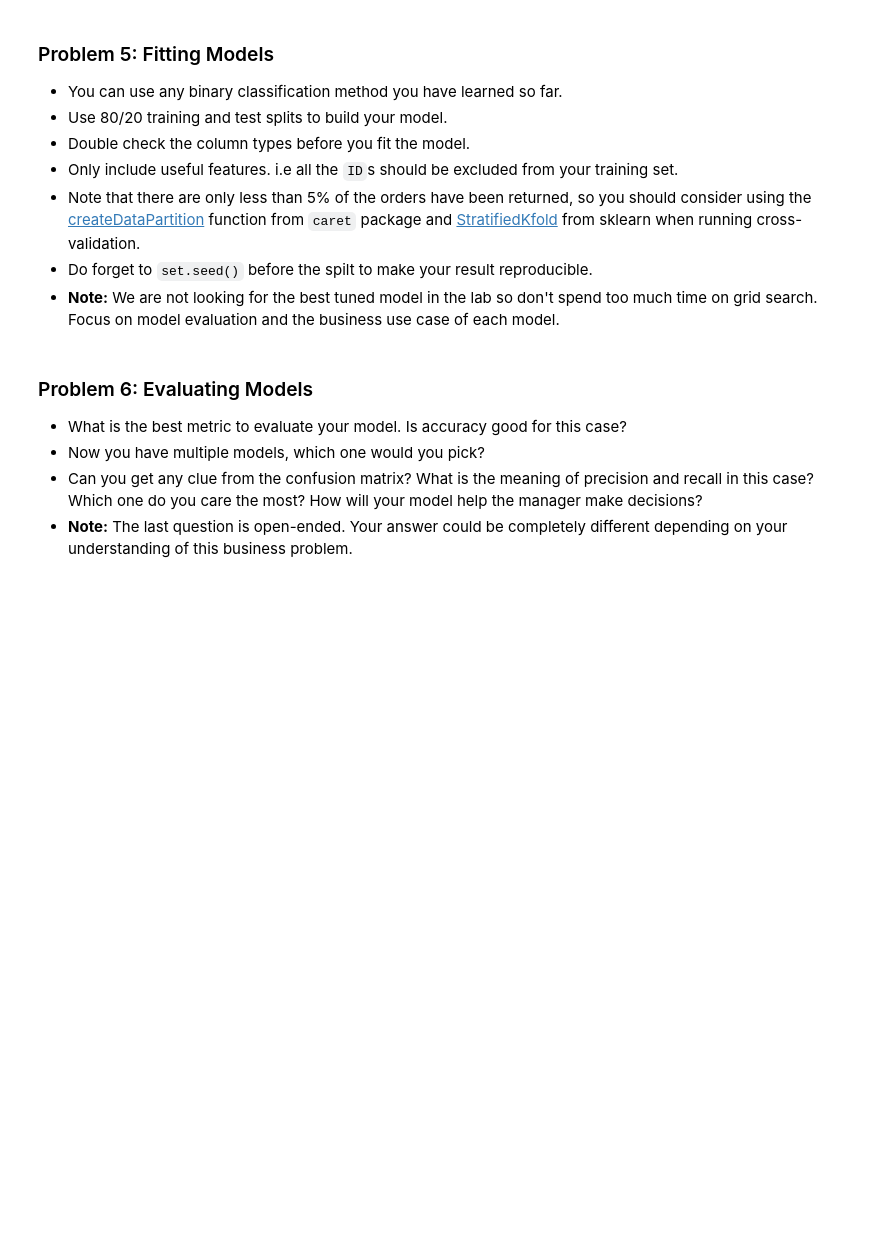
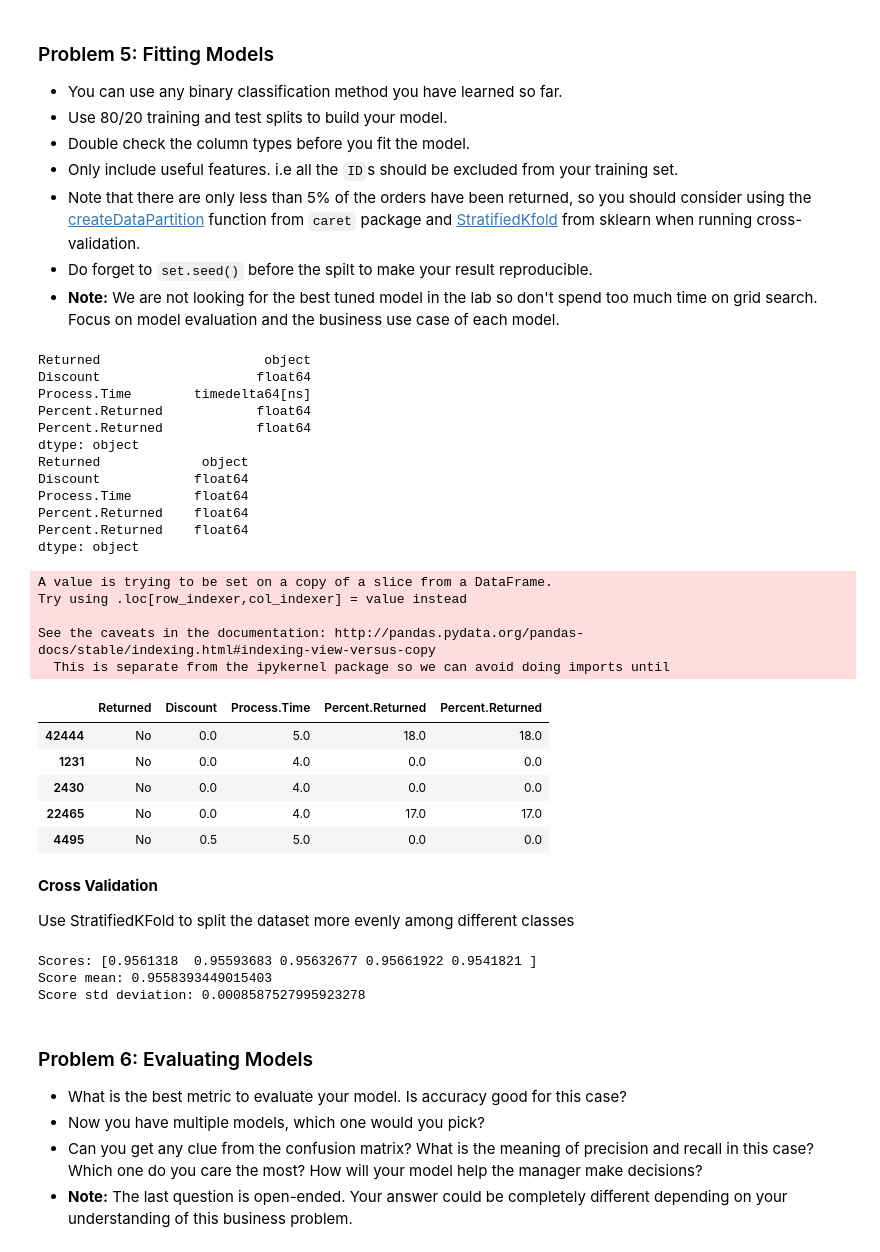
Before and after one commit to bbzou/ML_Lab, a Jupyter notebook: Lab_1_Luana.ipynb, the cells around one changed output. Saved outputs shown, nothing was run; the diff lists cells and outputs as text; code cells hidden in the pictures; blank space fills up the shorter version.

```diff
--- a/Lab_1_Luana.ipynb
+++ b/Lab_1_Luana.ipynb
@@ -411,3 +503,33 @@ df_raw.groupby(["Product.ID", "Returned"]).size().unstack().fillna(value = 0)
 - Note that there are only less than 5% of the orders have been returned, so you should consider using the [createDataPartition](https://www.rdocumentation.org/packages/caret/versions/6.0-80/topics/createDataPartition) function from `caret` package and [StratifiedKfold](http://scikit-learn.org/stable/modules/generated/sklearn.model_selection.StratifiedKFold.html#sklearn-model-selection-stratifiedkfold) from sklearn when running cross-validation.
 - Do forget to `set.seed()` before the spilt to make your result reproducible.
 - **Note:** We are not looking for the best tuned model in the lab so don't spend too much time on grid search. Focus on model evaluation and the business use case of each model.
+# %%
+df_model = df[["Returned", "Discount", "Process.Time", "Percent.Returned"]]
+print(df_model.dtypes)
+df_model["Process.Time"] = df_model["Process.Time"].astype('timedelta64[D]')
+print(df_model.dtypes)
+df_model.sample(5)
+# %% [output]
+Returned                     object
+Discount                    float64
+Process.Time        timedelta64[ns]
+Percent.Returned            float64
+Percent.Returned            float64
+dtype: object
+Returned             object
+Discount            float64
+Process.Time        float64
+Percent.Returned    float64
+Percent.Returned    float64
+dtype: object
+A value is trying to be set on a copy of a slice from a DataFrame.
+Try using .loc[row_indexer,col_indexer] = value instead
+
+See the caveats in the documentation: http://pandas.pydata.org/pandas-docs/stable/indexing.html#indexing-view-versus-copy
+  This is separate from the ipykernel package so we can avoid doing imports until
+|  | Returned | Discount | Process.Time | Percent.Returned | Percent.Returned |
+| 42444 | No | 0.0 | 5.0 | 18.0 | 18.0 |
+| 1231 | No | 0.0 | 4.0 | 0.0 | 0.0 |
+| 2430 | No | 0.0 | 4.0 | 0.0 | 0.0 |
+| 22465 | No | 0.0 | 4.0 | 17.0 | 17.0 |
+| 4495 | No | 0.5 | 5.0 | 0.0 | 0.0 |
@@ -414,3 +544,21 @@ df_raw.groupby(["Product.ID", "Returned"]).size().unstack().fillna(value = 0)
+# %% [markdown]
+**Cross Validation**
+
+Use StratifiedKFold to split the dataset more evenly among different classes
+# %%
+import sklearn.model_selection as ms
+
+stratify_divide = ms.StratifiedKFold(n_splits=5, random_state=0)
+
+scores = ms.cross_val_score(estimator=logit, X=x_return, y=y_return, cv=stratify_divide)
+
+print('Scores: {}'.format(scores))
+print('Score mean: {}'.format(scores.mean()))
+print('Score std deviation: {}'.format(scores.std()))
+# %% [output]
+Scores: [0.9561318  0.95593683 0.95632677 0.95661922 0.9541821 ]
+Score mean: 0.9558393449015403
+Score std deviation: 0.0008587527995923278
 # %% [markdown]
 
 ### Problem 6: Evaluating Models
```
Also changed, not shown: parts of 14 cells of this notebook.
